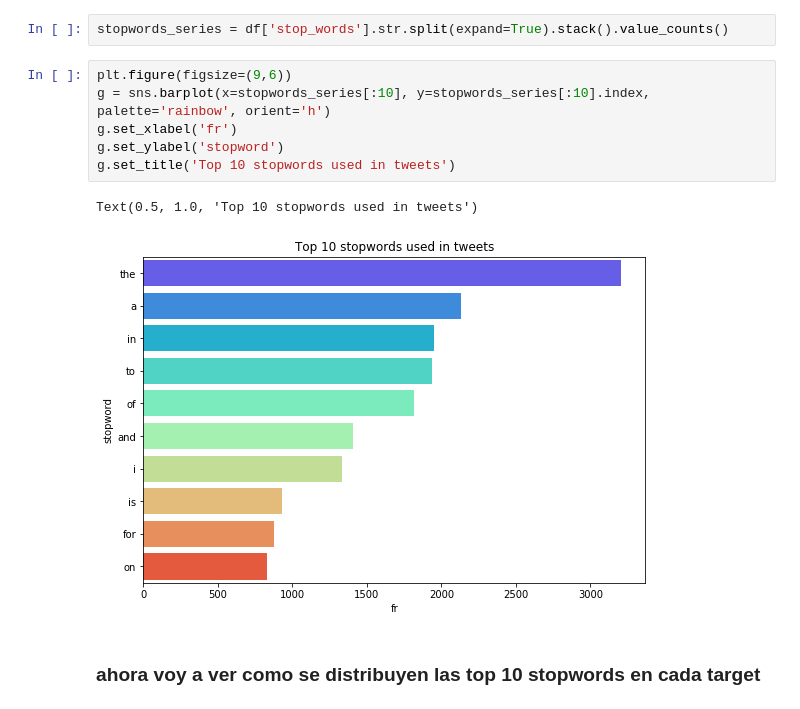
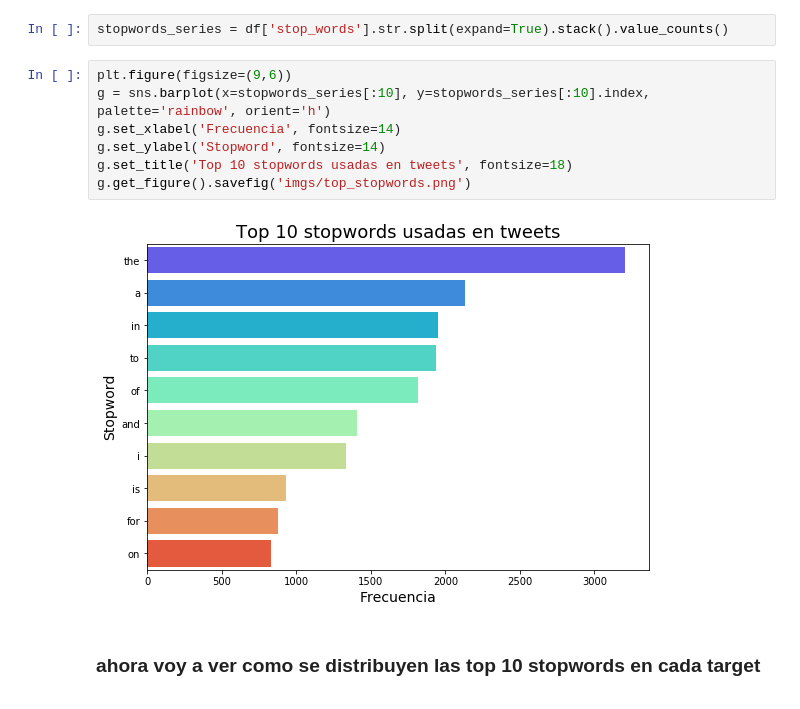
Before and after one commit to AlurrAldrey/OrgaDatosTP, a Jupyter notebook: tp1/stopwords.ipynb, the cells around one changed output. Cells and saved outputs as stored; diff of their text form.

```diff
--- a/tp1/stopwords.ipynb
+++ b/tp1/stopwords.ipynb
@@ -59,12 +61,12 @@ stopwords_series = df['stop_words'].str.split(expand=True).stack().value_counts(
 # %%
 plt.figure(figsize=(9,6))
 g = sns.barplot(x=stopwords_series[:10], y=stopwords_series[:10].index, palette='rainbow', orient='h')
-g.set_xlabel('fr')
-g.set_ylabel('stopword')
-g.set_title('Top 10 stopwords used in tweets')
+g.set_xlabel('Frecuencia', fontsize=14)
+g.set_ylabel('Stopword', fontsize=14)
+g.set_title('Top 10 stopwords usadas en tweets', fontsize=18)
+g.get_figure().savefig('imgs/top_stopwords.png')
 # %% [output]
-Text(0.5, 1.0, 'Top 10 stopwords used in tweets')
-[figure, old version]
+[figure, new version]
 # %% [markdown]
 ### ahora voy a ver como se distribuyen las top 10 stopwords en cada target
 # %%
```
Also changed, not shown: parts of 6 cells of this notebook, 1 other file.
